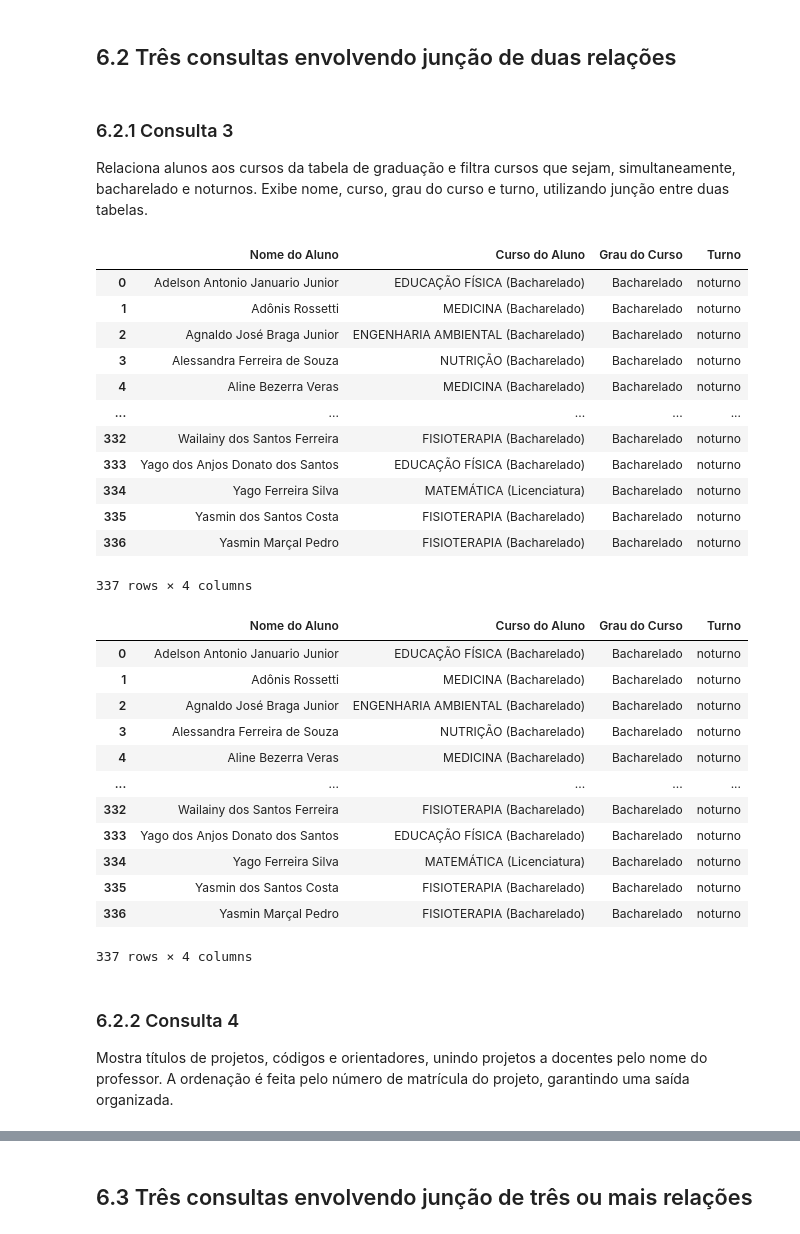
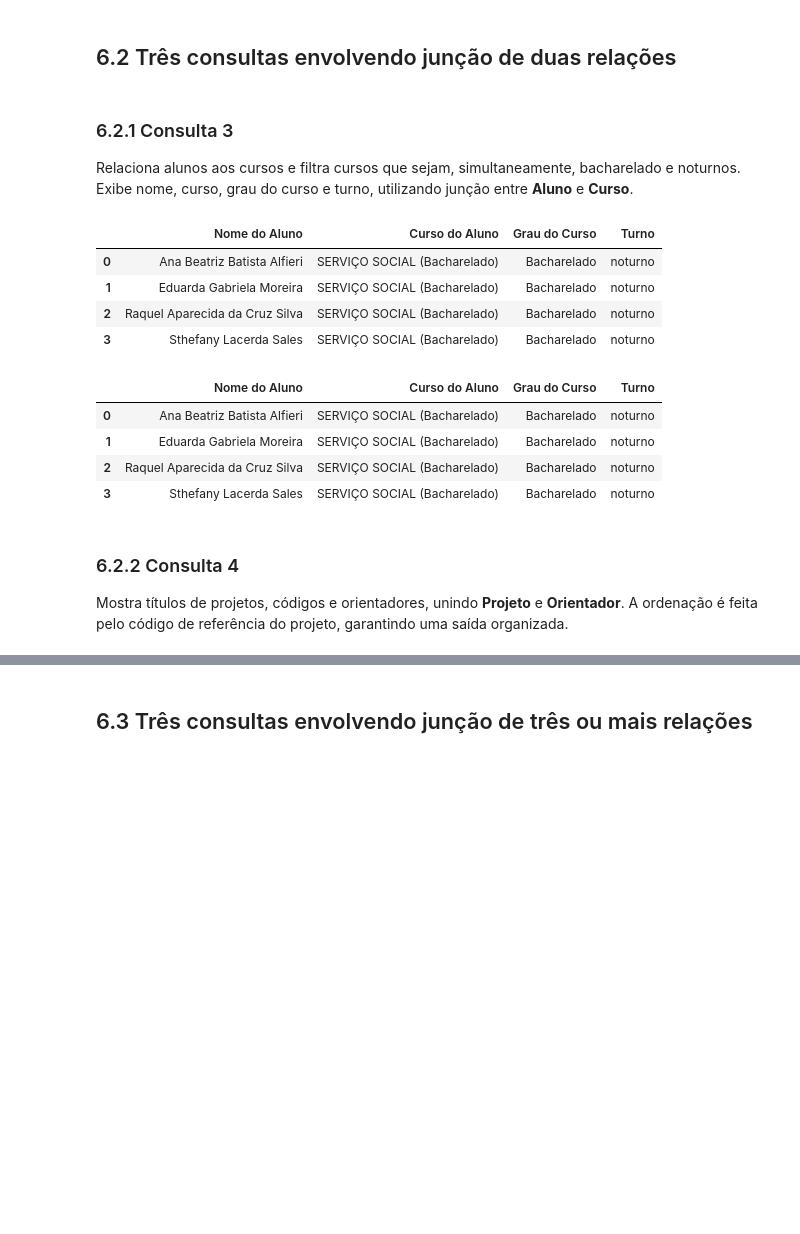
Before and after one commit to raissagd/TP2-IBD, a Jupyter notebook: main.ipynb, the cells around one changed output, grey strips where cells are left out. Cells and saved outputs as stored; diff of their text form; code cells hidden in the pictures; blank space fills up the shorter version.

Commit message:
Corrigindo as consultas para serem feitas em cima das tabelas normalizadas no db

```diff
--- a/main.ipynb
+++ b/main.ipynb
@@ -937,0 +908,17 @@ def run(sql):
+# %%
+import pandas as pd
+import sqlite3
+
+# Conectar ao banco de dados normalizado
+conn = sqlite3.connect('ic-uftm.db')
+
+def run(sql):
+    """Executa query SQL e exibe resultado"""
+    df_result = pd.read_sql_query(sql, conn)
+    display(df_result)
+    return df_result
+
+print("✓ Conexão estabelecida com ic-uftm.db")
+print("\nTabelas disponíveis:")
+tabelas = pd.read_sql_query("SELECT name FROM sqlite_master WHERE type='table'", conn)
+display(tabelas)
@@ -1027,43 +1027,30 @@ WHERE
 ## 6.2 Três consultas envolvendo junção de duas relações
 # %% [markdown]
 ### 6.2.1 Consulta 3
-Relaciona alunos aos cursos da tabela de graduação e filtra cursos que sejam, simultaneamente, bacharelado e noturnos. Exibe nome, curso, grau do curso e turno, utilizando junção entre duas tabelas.
+Relaciona alunos aos cursos e filtra cursos que sejam, simultaneamente, bacharelado e noturnos. Exibe nome, curso, grau do curso e turno, utilizando junção entre **Aluno** e **Curso**.
 # %%
 run("""
 SELECT DISTINCT
-  a."Nome do Aluno", a."Curso do Aluno", lc.grau AS "Grau do Curso", lc.turno AS "Turno"
-FROM
-  alunos_ic_enriquecido AS a JOIN ListaCursosGraduacao AS lc
-WHERE
-  lc.grau LIKE '%Bacharelado%' AND lc.turno LIKE '%noturno%'
+  a.Nome AS "Nome do Aluno",
+  c.Nome_Curso AS "Curso do Aluno",
+  c.Grau AS "Grau do Curso",
+  c.Turno AS "Turno"
+FROM Aluno a
+JOIN Curso c ON a.ID_Curso = c.ID_Curso
+WHERE c.Grau LIKE '%Bacharelado%'
+  AND c.Turno LIKE '%noturno%'
 """)
 # %% [output]
 |  | Nome do Aluno | Curso do Aluno | Grau do Curso | Turno |
-| 0 | Adelson Antonio Januario Junior | EDUCAÇÃO FÍSICA (Bacharelado) | Bacharelado | noturno |
-| 1 | Adônis Rossetti | MEDICINA (Bacharelado) | Bacharelado | noturno |
-| 2 | Agnaldo José Braga Junior | ENGENHARIA AMBIENTAL (Bacharelado) | Bacharelado | noturno |
-| 3 | Alessandra Ferreira de Souza | NUTRIÇÃO (Bacharelado) | Bacharelado | noturno |
-| 4 | Aline Bezerra Veras | MEDICINA (Bacharelado) | Bacharelado | noturno |
-| ... | ... | ... | ... | ... |
-| 332 | Wailainy dos Santos Ferreira | FISIOTERAPIA (Bacharelado) | Bacharelado | noturno |
-| 333 | Yago dos Anjos Donato dos Santos | EDUCAÇÃO FÍSICA (Bacharelado) | Bacharelado | noturno |
-| 334 | Yago Ferreira Silva | MATEMÁTICA (Licenciatura) | Bacharelado | noturno |
-| 335 | Yasmin dos Santos Costa | FISIOTERAPIA (Bacharelado) | Bacharelado | noturno |
-| 336 | Yasmin Marçal Pedro | FISIOTERAPIA (Bacharelado) | Bacharelado | noturno |
+| 0 | Ana Beatriz Batista Alfieri | SERVIÇO SOCIAL (Bacharelado) | Bacharelado | noturno |
+| 1 | Eduarda Gabriela Moreira | SERVIÇO SOCIAL (Bacharelado) | Bacharelado | noturno |
+| 2 | Raquel Aparecida da Cruz Silva | SERVIÇO SOCIAL (Bacharelado) | Bacharelado | noturno |
+| 3 | Sthefany Lacerda Sales | SERVIÇO SOCIAL (Bacharelado) | Bacharelado | noturno |
-337 rows × 4 columns
 |  | Nome do Aluno | Curso do Aluno | Grau do Curso | Turno |
-| 0 | Adelson Antonio Januario Junior | EDUCAÇÃO FÍSICA (Bacharelado) | Bacharelado | noturno |
-| 1 | Adônis Rossetti | MEDICINA (Bacharelado) | Bacharelado | noturno |
-| 2 | Agnaldo José Braga Junior | ENGENHARIA AMBIENTAL (Bacharelado) | Bacharelado | noturno |
-| 3 | Alessandra Ferreira de Souza | NUTRIÇÃO (Bacharelado) | Bacharelado | noturno |
-| 4 | Aline Bezerra Veras | MEDICINA (Bacharelado) | Bacharelado | noturno |
-| ... | ... | ... | ... | ... |
-| 332 | Wailainy dos Santos Ferreira | FISIOTERAPIA (Bacharelado) | Bacharelado | noturno |
-| 333 | Yago dos Anjos Donato dos Santos | EDUCAÇÃO FÍSICA (Bacharelado) | Bacharelado | noturno |
-| 334 | Yago Ferreira Silva | MATEMÁTICA (Licenciatura) | Bacharelado | noturno |
-| 335 | Yasmin dos Santos Costa | FISIOTERAPIA (Bacharelado) | Bacharelado | noturno |
-| 336 | Yasmin Marçal Pedro | FISIOTERAPIA (Bacharelado) | Bacharelado | noturno |
+| 0 | Ana Beatriz Batista Alfieri | SERVIÇO SOCIAL (Bacharelado) | Bacharelado | noturno |
+| 1 | Eduarda Gabriela Moreira | SERVIÇO SOCIAL (Bacharelado) | Bacharelado | noturno |
+| 2 | Raquel Aparecida da Cruz Silva | SERVIÇO SOCIAL (Bacharelado) | Bacharelado | noturno |
+| 3 | Sthefany Lacerda Sales | SERVIÇO SOCIAL (Bacharelado) | Bacharelado | noturno |
-337 rows × 4 columns
 # %% [markdown]
 ### 6.2.2 Consulta 4
-Mostra títulos de projetos, códigos e orientadores, unindo projetos a docentes pelo nome do professor. A ordenação é feita pelo número de matrícula do projeto, garantindo uma saída organizada.
+Mostra títulos de projetos, códigos e orientadores, unindo **Projeto** e **Orientador**. A ordenação é feita pelo código de referência do projeto, garantindo uma saída organizada.
```
Also changed, not shown: parts of 22 cells of this notebook, 1 other file.
